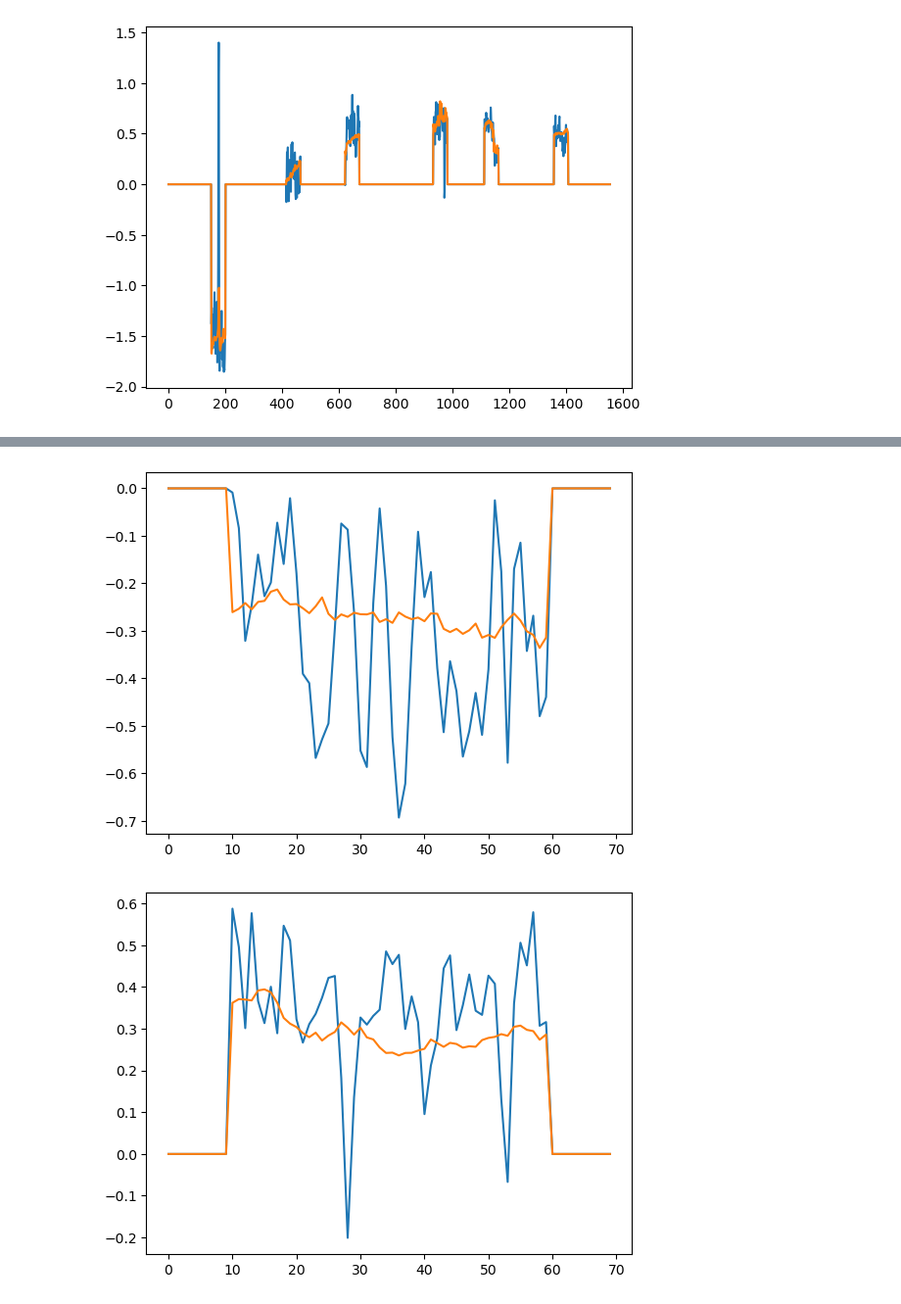
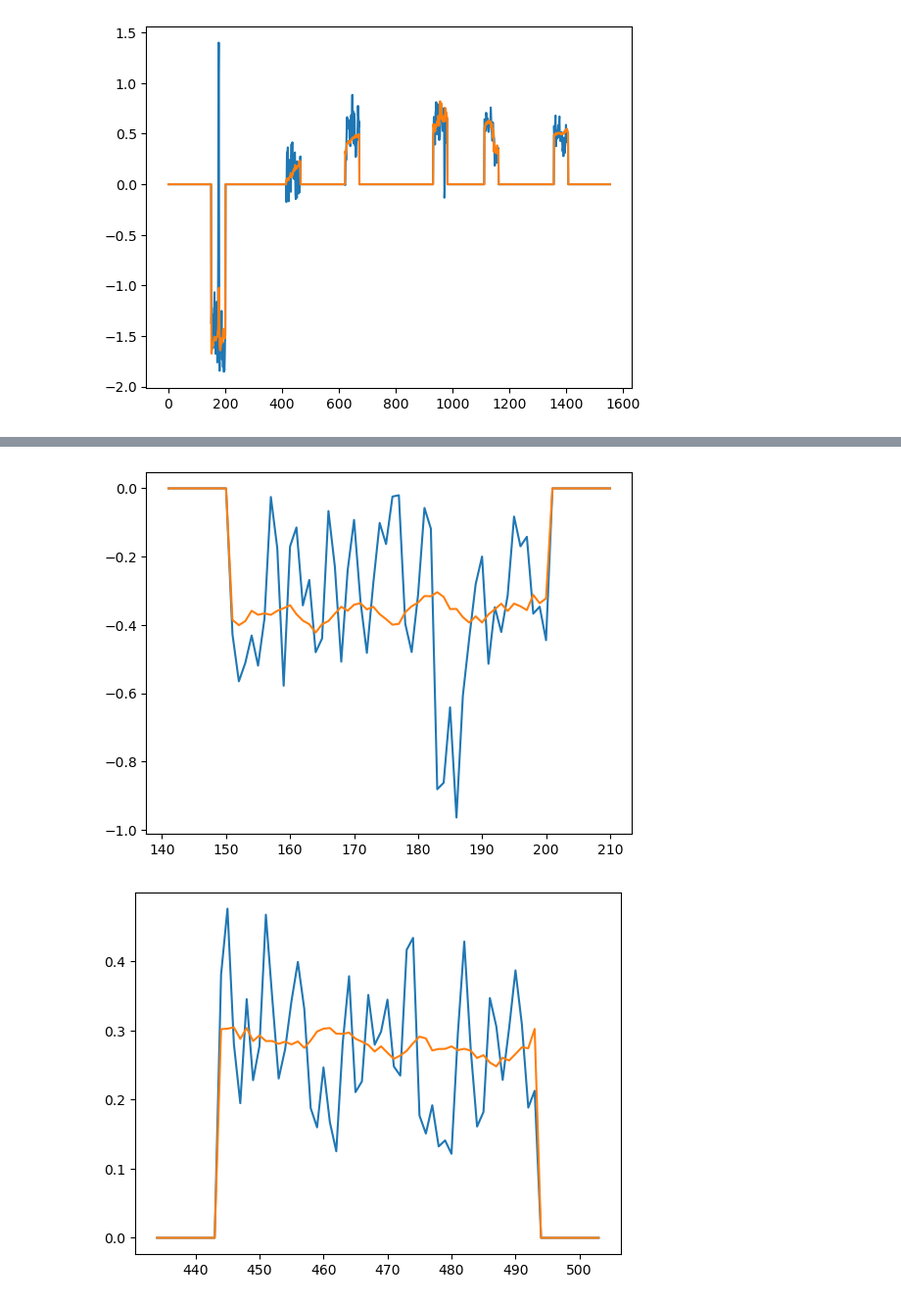
Before and after one commit to PolymathicAI/AstroCLIP, a Jupyter notebook: notebooks/dev/spec_ssl_results.ipynb, the cells around one changed output, grey strips where cells are left out. Shown at 98% size. Drawn from its saved outputs; the diff is of its cells as text; code cells hidden in the pictures.

```diff
--- a/notebooks/dev/spec_ssl_results.ipynb
+++ b/notebooks/dev/spec_ssl_results.ipynb
@@ -215,8 +215,8 @@ loc = np.float32(input_!= target_)
 start = loc.argmax()
 for i in range(5):
 
-    plt.plot((target_*loc)[start-10:start+60])
-    plt.plot((pred_*loc)[start-10:start+60])
+    plt.plot(range(start-10,start+60), (target_*loc)[start-10:start+60])
+    plt.plot(range(start-10,start+60), (pred_*loc)[start-10:start+60])
     start = start+60 + loc[start+60:].argmax()
     plt.show()
 # %% [output]
@@ -251,8 +251,8 @@ loc = np.float32(input_!= target_)
 start = loc.argmax()
 for i in range(5):
 
-    plt.plot((target_*loc)[start-10:start+60])
-    plt.plot((pred_*loc)[start-10:start+60])
+    plt.plot(range(start-10,start+60), (target_*loc)[start-10:start+60])
+    plt.plot(range(start-10,start+60), (pred_*loc)[start-10:start+60])
     start = start+60 + loc[start+60:].argmax()
     plt.show()
 # %% [output]
@@ -260,2 +260,2 @@ for i in range(5):
-[figure, old version]
+[figure, new version]
-[figure, old version]
+[figure, new version]
```
Also changed, not shown: parts of 3 cells of this notebook.
